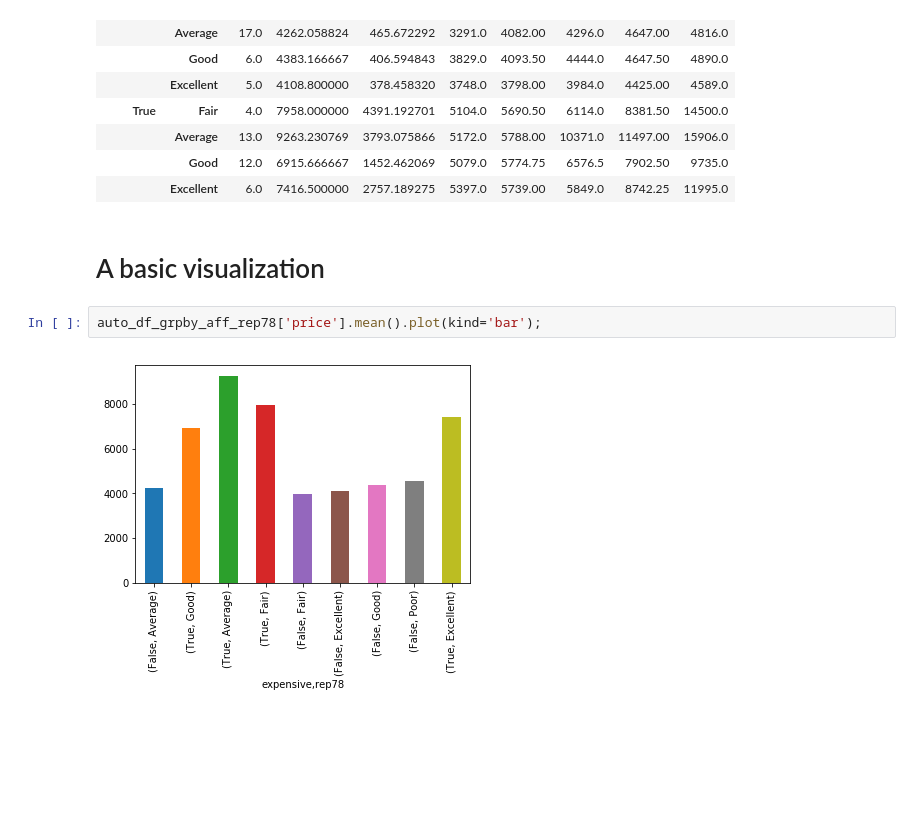
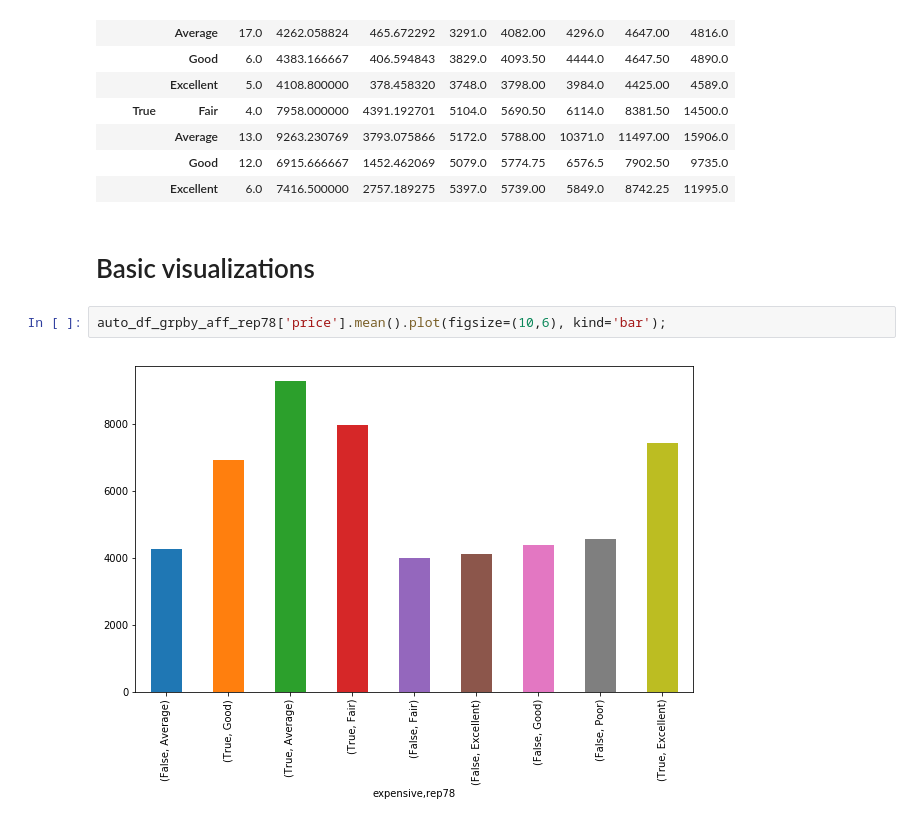
Before and after one commit to adamrossnelson/pandas_presentation, a Jupyter notebook: pandas_talk_auto.ipynb, the cells around one changed output. Cells and saved outputs as stored; diff of their text form; blank space fills up the shorter version.

```diff
--- a/pandas_talk_auto.ipynb
+++ b/pandas_talk_auto.ipynb
@@ -226,9 +226,9 @@ auto_df_grpby_aff_rep78['price'].describe()
 |  | Average | 13.0 | 9263.230769 | 3793.075866 | 5172.0 | 5788.00 | 10371.0 | 11497.00 | 15906.0 |
 |  | Good | 12.0 | 6915.666667 | 1452.462069 | 5079.0 | 5774.75 | 6576.5 | 7902.50 | 9735.0 |
 |  | Excellent | 6.0 | 7416.500000 | 2757.189275 | 5397.0 | 5739.00 | 5849.0 | 8742.25 | 11995.0 |
-# %% [markdown]
-# A basic visualization
+# %% [markdown]
+# Basic visualizations
 # %%
-auto_df_grpby_aff_rep78['price'].mean().plot(kind='bar');
+auto_df_grpby_aff_rep78['price'].mean().plot(figsize=(10,6), kind='bar');
 # %% [output]
-[figure, old version]
+[figure, new version]
```
Also changed, not shown: parts of 3 cells of this notebook.
